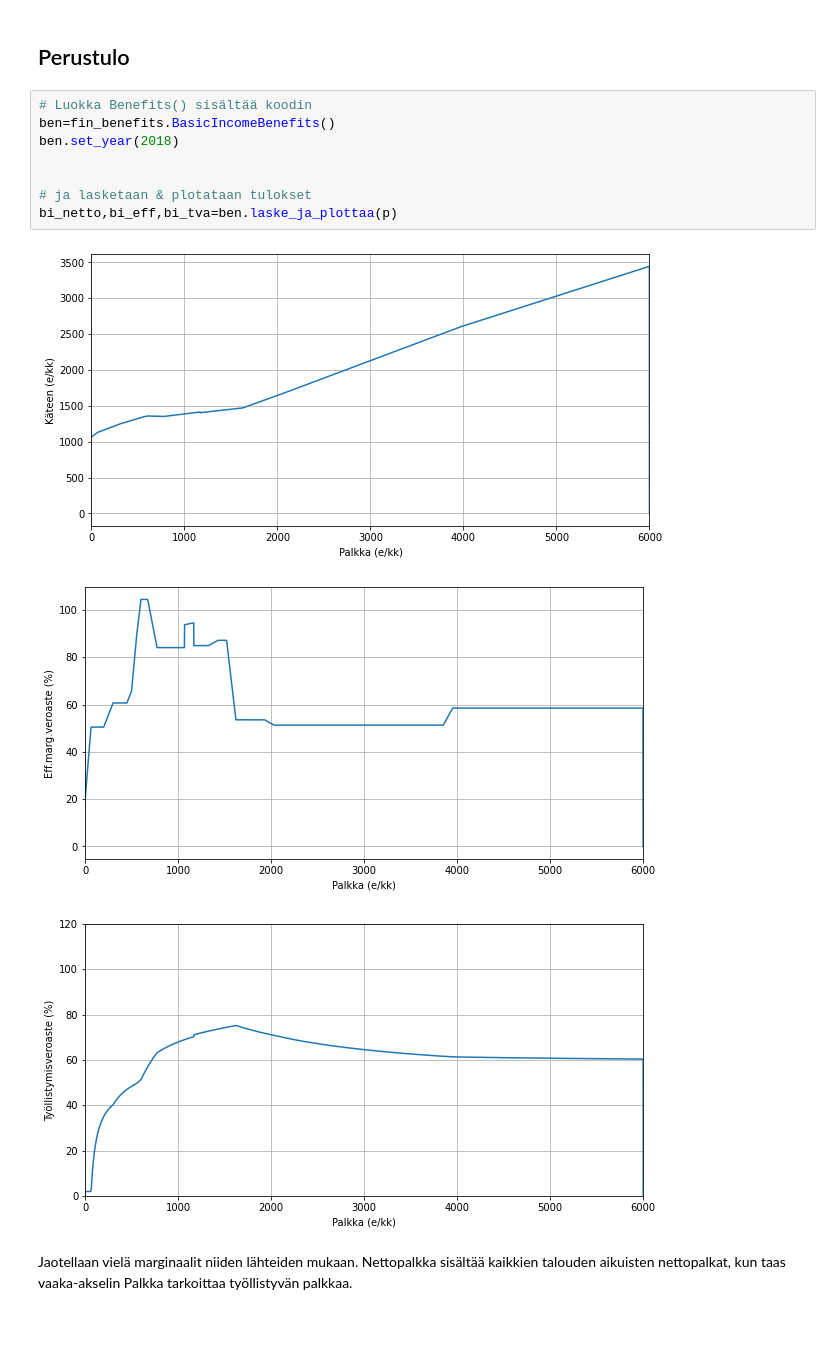
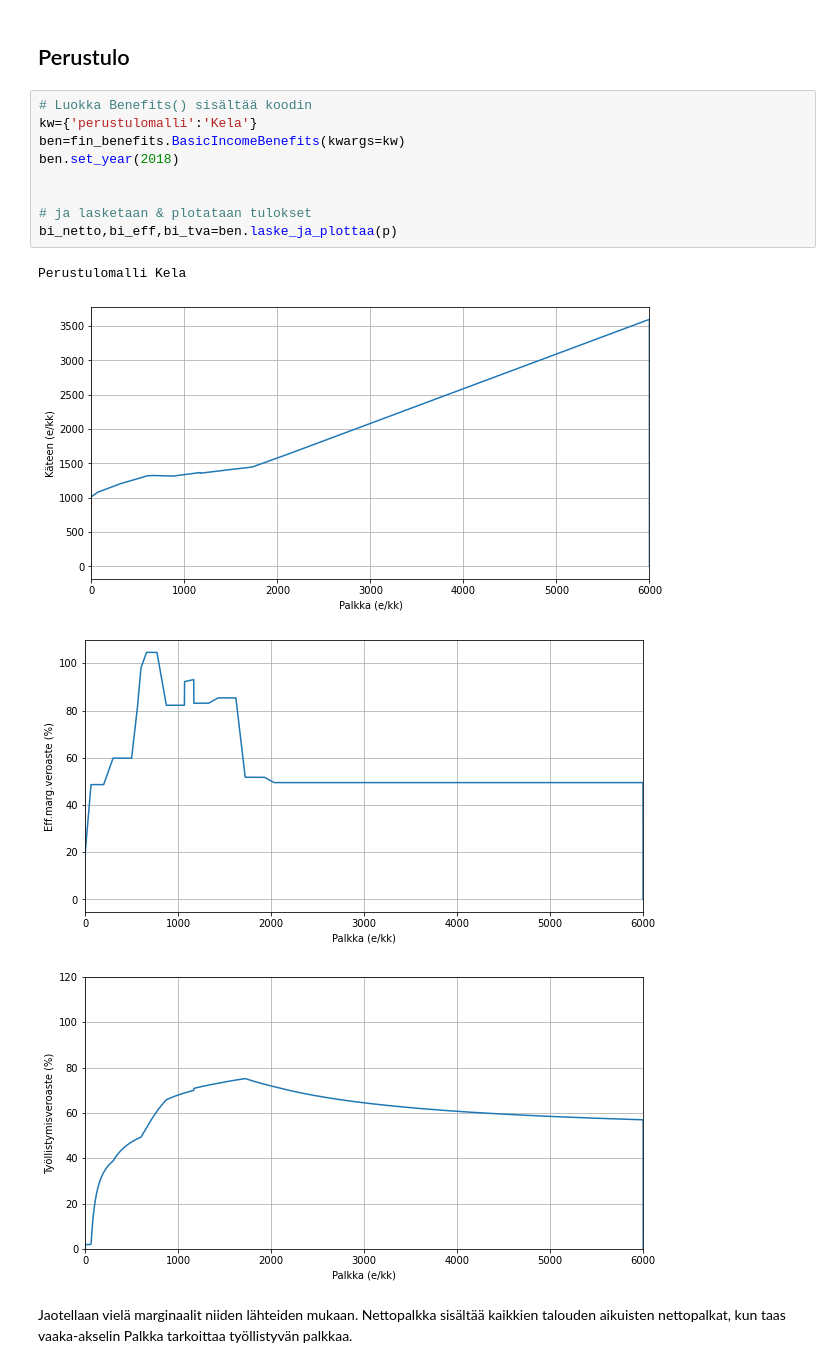
Before and after one commit to ajtanskanen/benefits, a Jupyter notebook: perustulo.ipynb, the cells around one changed output. Cells and saved outputs as stored; diff of their text form; blank space fills up the shorter version.

```diff
--- a/perustulo.ipynb
+++ b/perustulo.ipynb
@@ -61,16 +61,18 @@ baseline_ben.laske_ja_plottaa_marginaalit(p)
 ## Perustulo
 # %%
 # Luokka Benefits() sisältää koodin
-ben=fin_benefits.BasicIncomeBenefits()
+kw={'perustulomalli':'Kela'}
+ben=fin_benefits.BasicIncomeBenefits(kwargs=kw)
 ben.set_year(2018)
 
 
 # ja lasketaan & plotataan tulokset
 bi_netto,bi_eff,bi_tva=ben.laske_ja_plottaa(p)
 # %% [output]
+Perustulomalli Kela
-[figure, old version]
+[figure, new version]
-[figure, old version]
+[figure, new version]
-[figure, old version]
+[figure, new version]
 # %% [markdown]
 Jaotellaan vielä marginaalit niiden lähteiden mukaan. Nettopalkka sisältää kaikkien talouden aikuisten nettopalkat, kun taas vaaka-akselin Palkka tarkoittaa työllistyvän palkkaa.
 # %%
```
Also changed, not shown: parts of 4 cells of this notebook, 9 other files.
